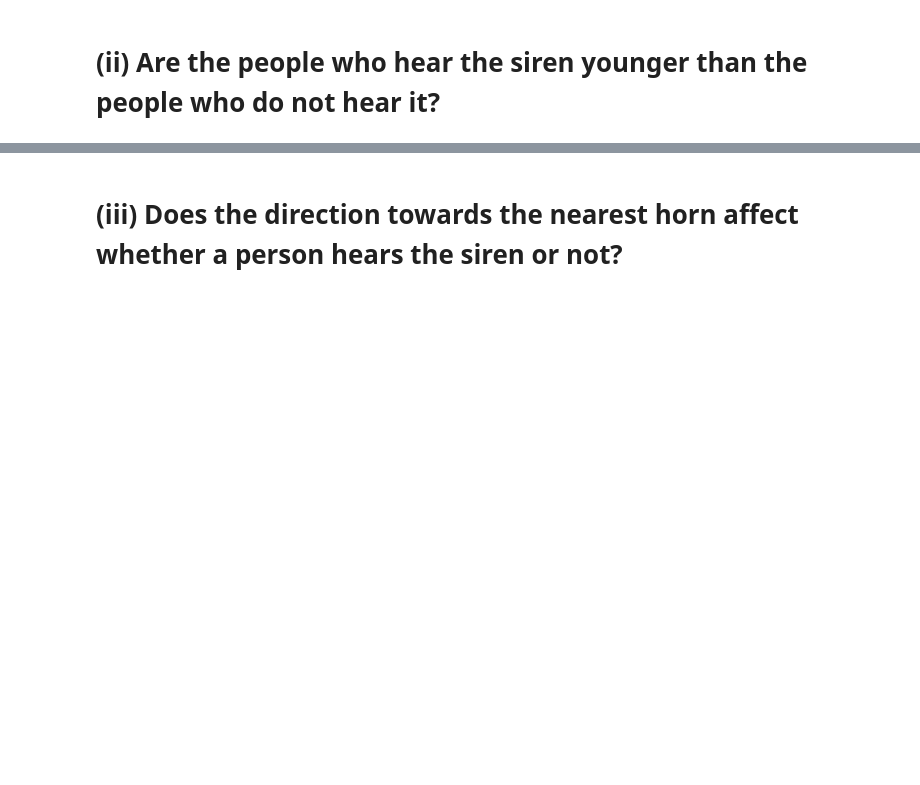
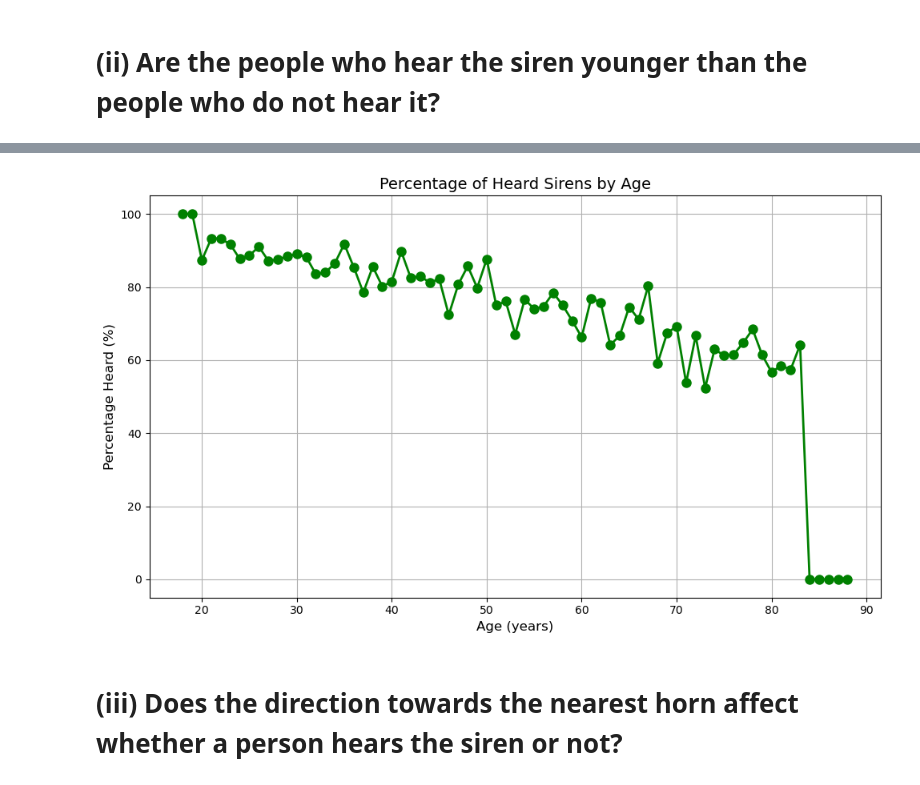
Before and after one commit to elisehammarstrom/statistical_machine_learning, a Jupyter notebook: sml_exploration.ipynb, the cells around one changed output, grey strips where cells are left out. Saved outputs shown, nothing was run; the diff lists cells and outputs as text; code cells hidden in the pictures; blank space fills up the shorter version.

Commit message:
added more T-tests and plots

```diff
--- a/sml_exploration.ipynb
+++ b/sml_exploration.ipynb
@@ -335,0 +323,34 @@ Text(0, 0.5, 'The procent hearing (%)')
+# %%
+import numpy as np
+import matplotlib.pyplot as plt
+
+# Calculate the number of instances for each age group and hearing status
+age_num = data_copy.pivot_table(index='age', columns='heard', aggfunc='size')
+
+# Fill missing values with 0
+age_num[1] = age_num[1].fillna(0)
+age_num[0] = age_num[0].fillna(0)
+
+# Convert the counts to numpy arrays
+age_num_1 = np.array(age_num[1])
+age_num_0 = np.array(age_num[0])
+
+# Calculate the percentage of instances where the siren was heard for each age group
+age_percentage = (age_num_1) / (age_num_1 + age_num_0) * 100
+
+# Plotting
+index_age = np.array(age_num.index)
+plt.figure(figsize=(10, 6))
+plt.plot(index_age, age_percentage, color='green', linestyle='-', marker='o', markersize=8, linewidth=2)
+
+# Adding labels and formatting
+plt.xlabel('Age (years)', fontsize=12)
+plt.ylabel('Percentage Heard (%)', fontsize=12)
+plt.title('Percentage of Heard Sirens by Age', fontsize=14)
+plt.xticks(fontsize=10)
+plt.yticks(fontsize=10)
+plt.grid(True)
+plt.tight_layout()
+plt.show()
+# %% [output]
+[figure, added]
```
Also changed, not shown: parts of 3 cells of this notebook.
